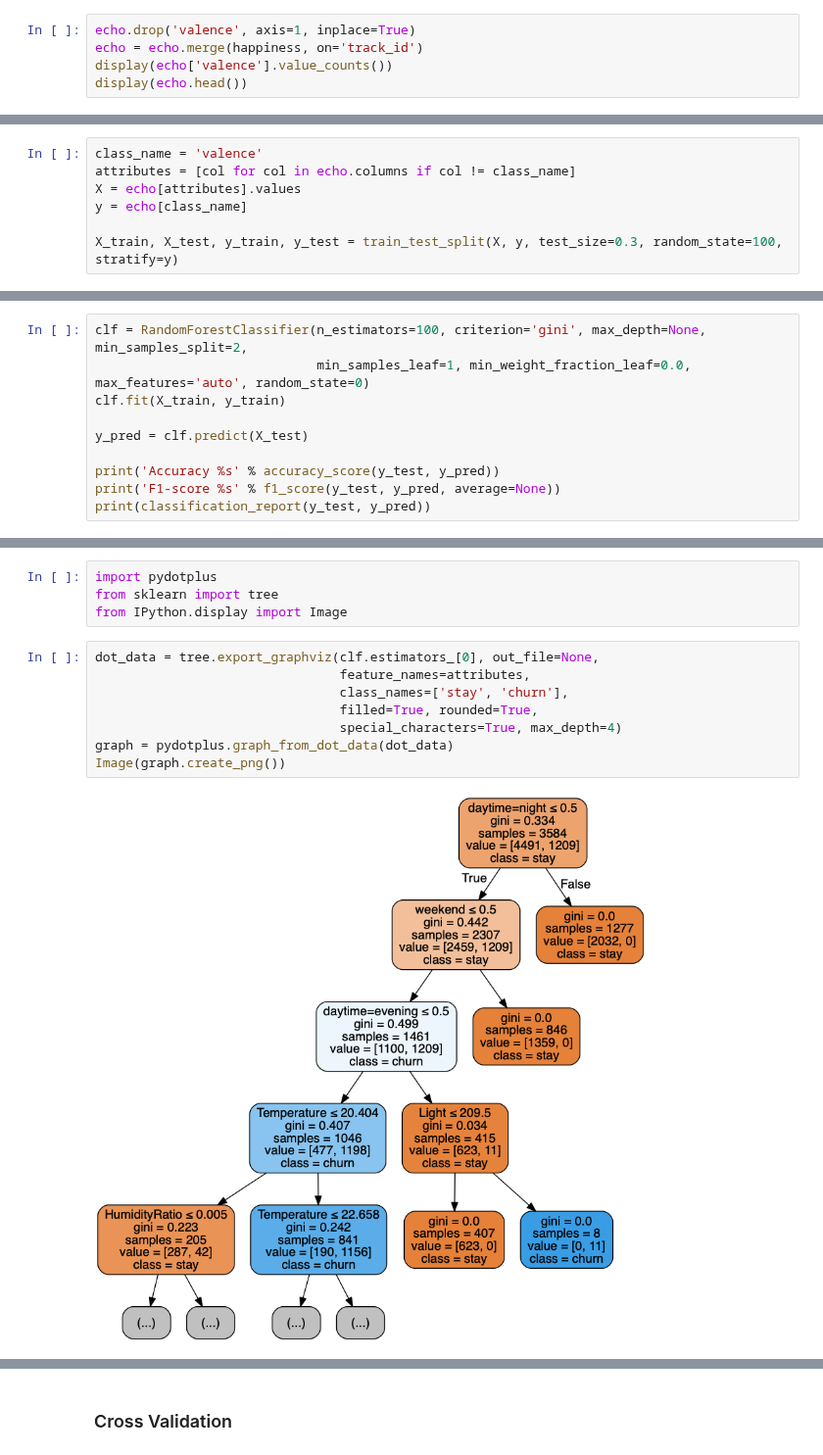
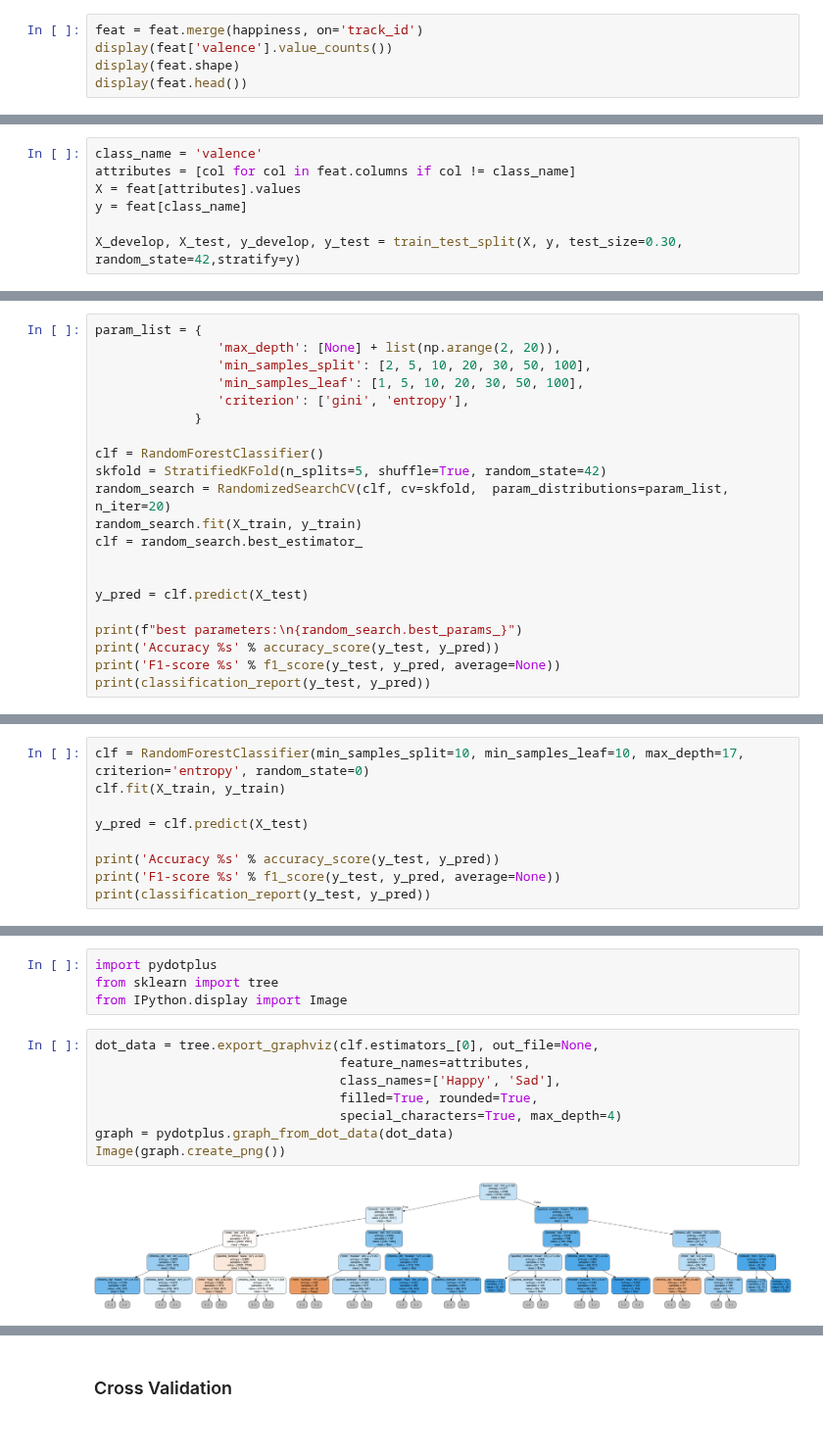
Before and after one commit to gaetanoantonicchio/DataMining-2, a Jupyter notebook: src/Module 2/Ensemble/ensemble-song-happiness_echonest.ipynb, the cells around one changed output, grey strips where cells are left out. Shown at 98% size. Drawn from its saved outputs; the diff is of its cells as text.

Commit message:
Random Forest

```diff
--- a/src/Module 2/Ensemble/ensemble-song-happiness_echonest.ipynb
+++ b/src/Module 2/Ensemble/ensemble-song-happiness_echonest.ipynb
@@ -48,6 +43,6 @@ happiness.head()
 # %%
-echo.drop('valence', axis=1, inplace=True)
-echo = echo.merge(happiness, on='track_id')
-display(echo['valence'].value_counts())
-display(echo.head())
+feat = feat.merge(happiness, on='track_id')
+display(feat['valence'].value_counts())
+display(feat.shape)
+display(feat.head())
 # %% [output]
@@ -69,11 +66,11 @@ from sklearn.metrics import accuracy_score, f1_score, classification_report
 from sklearn.metrics import roc_curve, auc, roc_auc_score
 # %%
 class_name = 'valence'
-attributes = [col for col in echo.columns if col != class_name]
-X = echo[attributes].values
-y = echo[class_name]
+attributes = [col for col in feat.columns if col != class_name]
+X = feat[attributes].values
+y = feat[class_name]
 
-X_train, X_test, y_train, y_test = train_test_split(X, y, test_size=0.3, random_state=100, stratify=y)
+X_develop, X_test, y_develop, y_test = train_test_split(X, y, test_size=0.30, random_state=42,stratify=y)
 # %%
 X_train.shape
 # %% [output]
@@ -88,0 +103,21 @@ clf = pickle.load('filename.pickle')
+# %%
+param_list = {
+                'max_depth': [None] + list(np.arange(2, 20)),
+                'min_samples_split': [2, 5, 10, 20, 30, 50, 100],
+                'min_samples_leaf': [1, 5, 10, 20, 30, 50, 100],
+                'criterion': ['gini', 'entropy'],
+             }
+
+clf = RandomForestClassifier()
+skfold = StratifiedKFold(n_splits=5, shuffle=True, random_state=42)
+random_search = RandomizedSearchCV(clf, cv=skfold,  param_distributions=param_list, n_iter=20)
+random_search.fit(X_train, y_train)
+clf = random_search.best_estimator_
+
+
+y_pred = clf.predict(X_test)
+
+print(f"best parameters:\n{random_search.best_params_}")
+print('Accuracy %s' % accuracy_score(y_test, y_pred))
+print('F1-score %s' % f1_score(y_test, y_pred, average=None))
+print(classification_report(y_test, y_pred))
@@ -89,6 +143,5 @@ clf = pickle.load('filename.pickle')
 # %%
-clf = RandomForestClassifier(n_estimators=100, criterion='gini', max_depth=None, min_samples_split=2,
-                             min_samples_leaf=1, min_weight_fraction_leaf=0.0, max_features='auto', random_state=0)
+clf = RandomForestClassifier(min_samples_split=10, min_samples_leaf=10, max_depth=17, criterion='entropy', random_state=0)
 clf.fit(X_train, y_train)
 
 y_pred = clf.predict(X_test)
@@ -187,10 +195,10 @@ from IPython.display import Image
 # %%
 dot_data = tree.export_graphviz(clf.estimators_[0], out_file=None,
                                 feature_names=attributes,
-                                class_names=['stay', 'churn'],
+                                class_names=['Happy', 'Sad'],
                                 filled=True, rounded=True,
                                 special_characters=True, max_depth=4)
 graph = pydotplus.graph_from_dot_data(dot_data)
 Image(graph.create_png())
 # %% [output]
-[figure, old version]
+[figure, new version]
```
Also changed, not shown: parts of 28 cells of this notebook.
